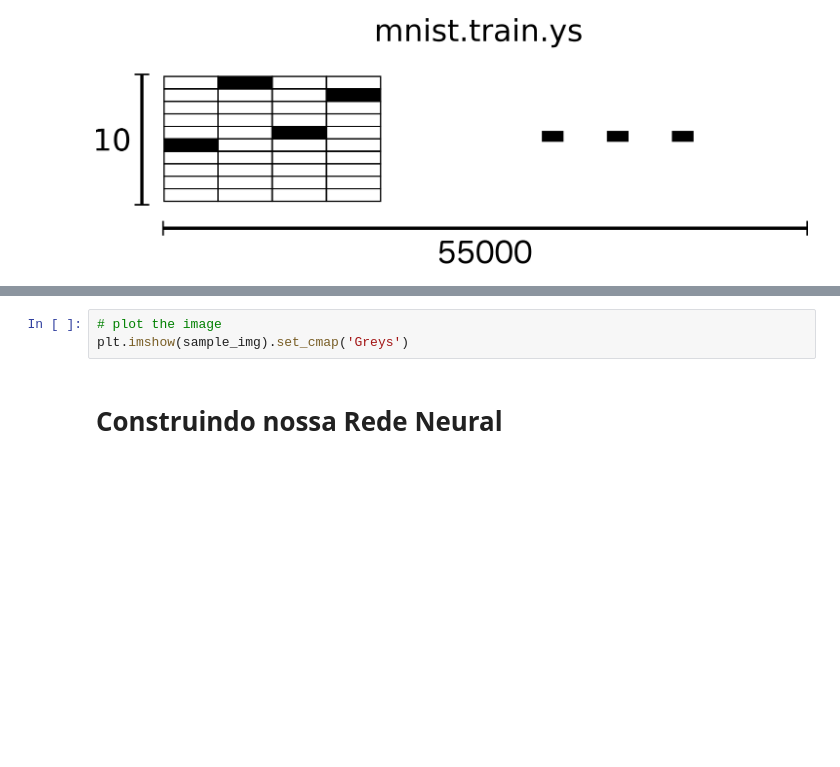
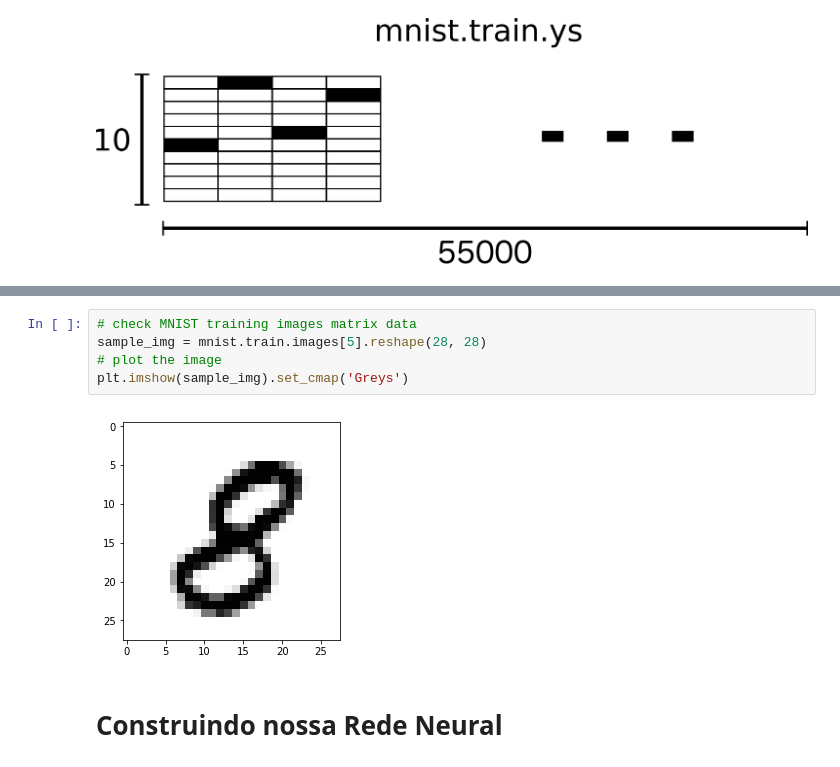
Before and after one commit to somostera/tera-data-science-jul2018, a Jupyter notebook: 30-deep-learning/MNIST com Numpy.ipynb, the cells around one changed output, grey strips where cells are left out. Cells and saved outputs as stored; diff of their text form; blank space fills up the shorter version.

Commit message:
corrige mnist-numpy

```diff
--- a/30-deep-learning/MNIST com Numpy.ipynb
+++ b/30-deep-learning/MNIST com Numpy.ipynb
@@ -28,6 +30,10 @@ mnist.train.images.shape
 # %%
+# check MNIST training images matrix data
+sample_img = mnist.train.images[5].reshape(28, 28)
 # plot the image
 plt.imshow(sample_img).set_cmap('Greys')
+# %% [output]
+[figure, added]
 # %% [markdown]
 # Construindo nossa Rede Neural
 # %% [markdown]
```
Also changed, not shown: parts of 1 cell of this notebook.
